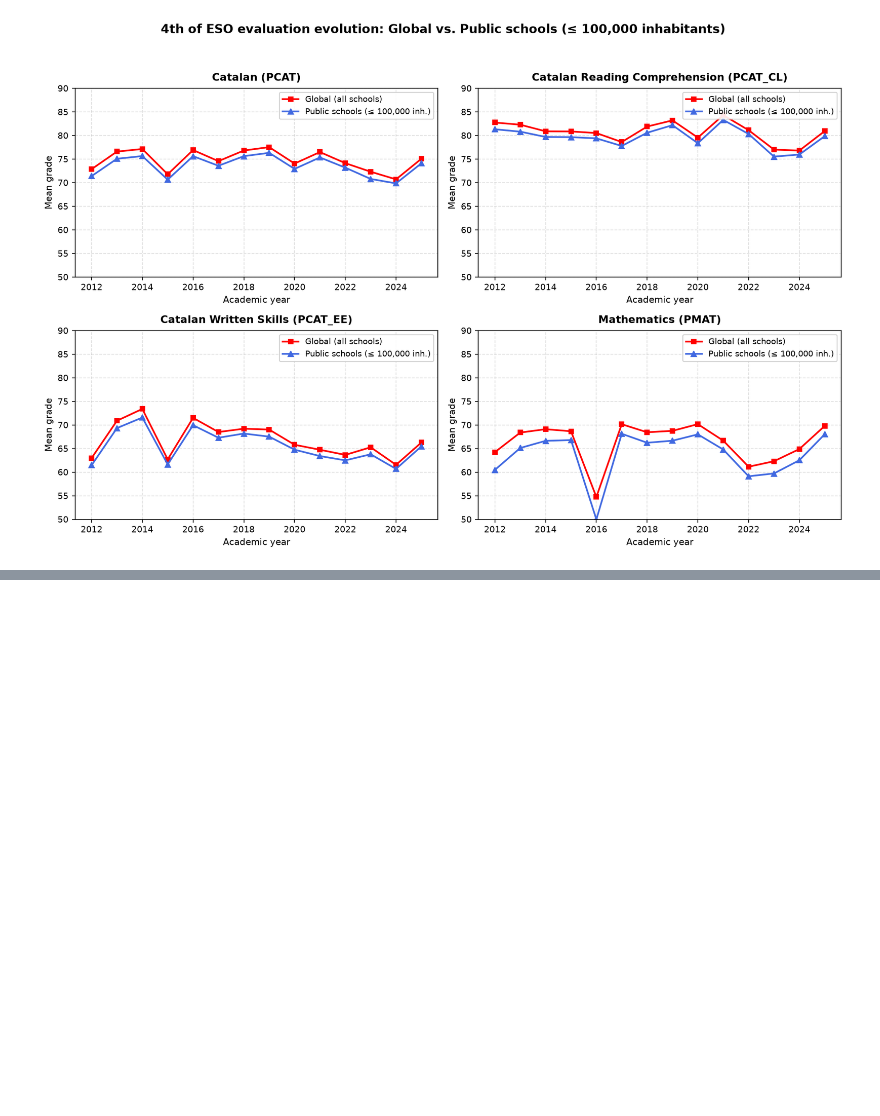
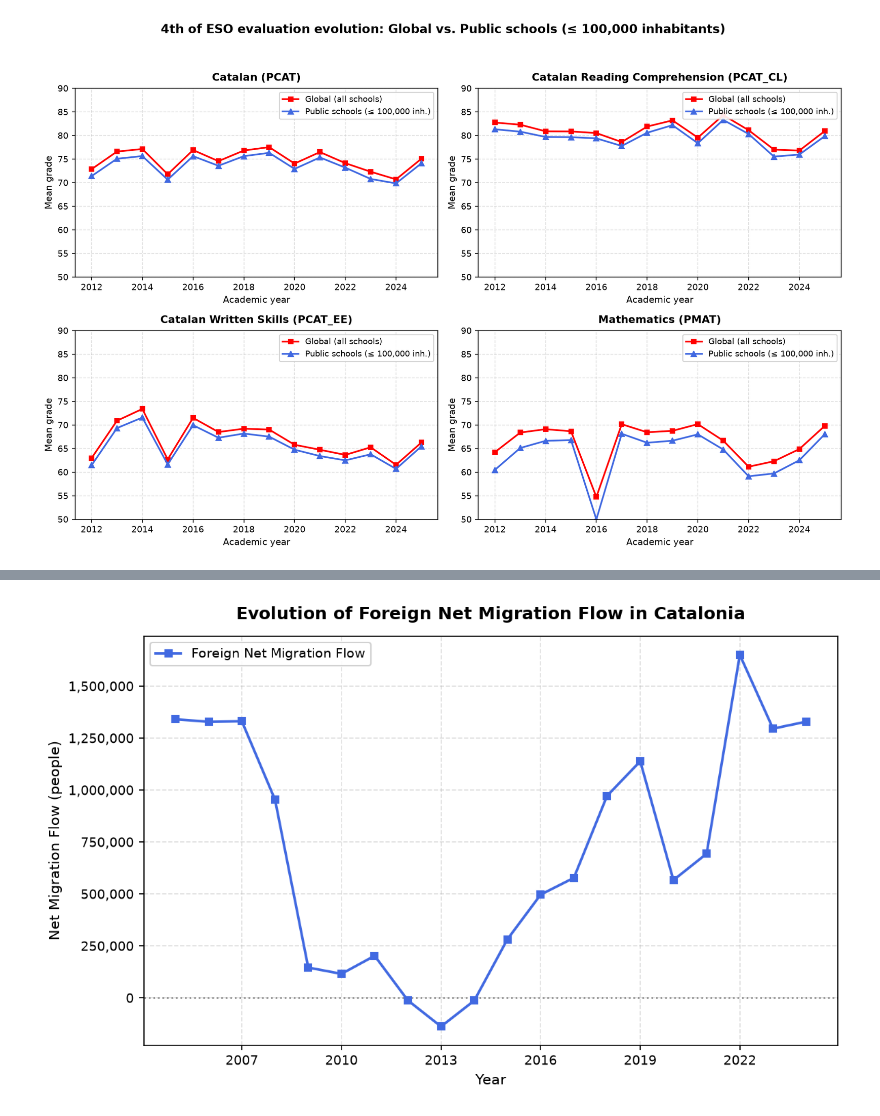
Before and after one commit to JordiVillalbi/migratory-movements-catalonia, a Jupyter notebook: scripts/Image_creation/comparativa_4t_eso.ipynb, the cells around one changed output, grey strips where cells are left out. Drawn from its saved outputs; the diff is of its cells as text; code cells hidden in the pictures; blank space fills up the shorter version.

Commit message:
actualitzo notebook comparacio per veure la relacio entre flux migratori i alumnes a les aules

```diff
--- a/scripts/Image_creation/comparativa_4t_eso.ipynb
+++ b/scripts/Image_creation/comparativa_4t_eso.ipynb
@@ -146,3 +146,100 @@ plt.savefig(ruta_figura, dpi=300, bbox_inches="tight")
 plt.show()
 # %% [output]
 [figure]
+# %%
+from pathlib import Path
+import matplotlib.pyplot as plt
+import matplotlib.ticker as ticker
+import pandas as pd
+
+# Mateix directori arrel que als teus notebooks
+if "ROOT_DIR" not in globals():
+    cwd = Path.cwd().resolve()
+    ROOT_DIR = (
+        cwd.parents[1]
+        if (cwd.parents[1] / "data").exists()
+        else (cwd.parents[0] if (cwd.parents[0] / "data").exists() else cwd)
+    )
+
+carpeta_migracio = ROOT_DIR / "data" / "processed" / "migration"
+ruta_immigracions = carpeta_migracio / "immigracions_externes.csv"
+ruta_emigracions = carpeta_migracio / "emigracions_externes.csv"
+
+
+def processar_migracio_estrangera(ruta_csv: Path, nom_columna: str) -> pd.DataFrame:
+    df = pd.read_csv(
+        ruta_csv,
+        sep=None,
+        engine="python",
+        encoding="utf-8",
+        encoding_errors="replace"
+    )
+
+    any_col = pd.to_numeric(df.iloc[:, 0], errors="coerce")
+    lloc_col = df.iloc[:, 1].astype(str).str.strip()
+    nac_col = df.iloc[:, 2].astype(str).str.strip()
+    sexe_col = df.iloc[:, 3].astype(str).str.strip()
+    val_col = pd.to_numeric(
+        df.iloc[:, -1].astype(str).str.strip().str.replace(".", "", regex=False),
+        errors="coerce"
+    )
+
+    # Filtrem només nacionalitat "Estrangera" i evitem sumar files agregades "Total"
+    cond_nac = nac_col.str.lower() == "estrangera"
+    cond_lloc = lloc_col.str.lower() != "total"
+    if (sexe_col.str.lower() == "total").any():
+        cond_sexe = sexe_col.str.lower() == "total"
+    else:
+        cond_sexe = sexe_col.str.lower().isin(["homes", "dones"])
+
+    df_net = pd.DataFrame({
+        "Year": any_col,
+        nom_columna: val_col
+    })[cond_nac & cond_lloc & cond_sexe].dropna()
+
+    df_net["Year"] = df_net["Year"].astype(int)
+    return df_net.groupby("Year", as_index=False)[nom_columna].sum()
+
+
+# 1. Càlcul d'entrades, sortides i flux migratori net (Entrant - Sortint)
+df_in = processar_migracio_estrangera(ruta_immigracions, "Immigration")
+df_out = processar_migracio_estrangera(ruta_emigracions, "Emigration")
+
+df_flux = pd.merge(df_in, df_out, on="Year", how="inner").sort_values("Year")
+df_flux["Net_Migration"] = df_flux["Immigration"] - df_flux["Emigration"]
+
+print(df_flux.to_string(index=False))
+
+# 2. Plot (timeline): Net Migration Flow vs. Year
+fig, ax = plt.subplots(figsize=(8, 5), dpi=150)
+
+ax.axhline(0, color="gray", linestyle=":", linewidth=1.2, zorder=1)
+ax.plot(
+    df_flux["Year"],
+    df_flux["Net_Migration"],
+    color="royalblue",
+    marker="s",
+    markersize=5,
+    linewidth=1.8,
+    label="Foreign Net Migration Flow",
+    zorder=2
+)
+
+ax.set_title("Evolution of Foreign Net Migration Flow in Catalonia", fontsize=12, fontweight="bold", pad=12)
+ax.set_xlabel("Year", fontsize=10)
+ax.set_ylabel("Net Migration Flow (people)", fontsize=10)
+
+ax.grid(True, linestyle="--", alpha=0.4)
+ax.xaxis.set_major_locator(plt.MaxNLocator(integer=True))
+ax.tick_params(axis="both", labelsize=9)
+ax.yaxis.set_major_formatter(ticker.StrMethodFormatter("{x:,.0f}"))
+ax.legend(loc="upper left", frameon=True, facecolor="white", framealpha=0.9, fontsize=9)
+
+plt.tight_layout()
+
+ruta_fig1 = ROOT_DIR / "results" / "figures" / "net_migration_catalonia.png"
+ruta_fig1.parent.mkdir(parents=True, exist_ok=True)
+plt.savefig(ruta_fig1, dpi=300, bbox_inches="tight")
+
+plt.show()
+# %% [output]
@@ -148,0 +263 @@ plt.show()
+[figure, added]
```
Also changed, not shown: parts of 3 cells of this notebook.
